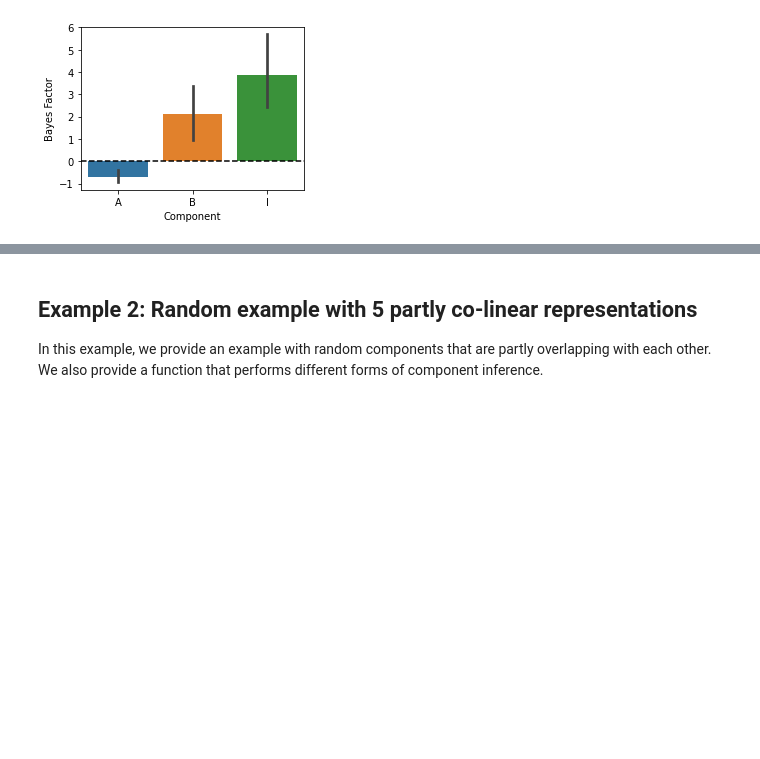
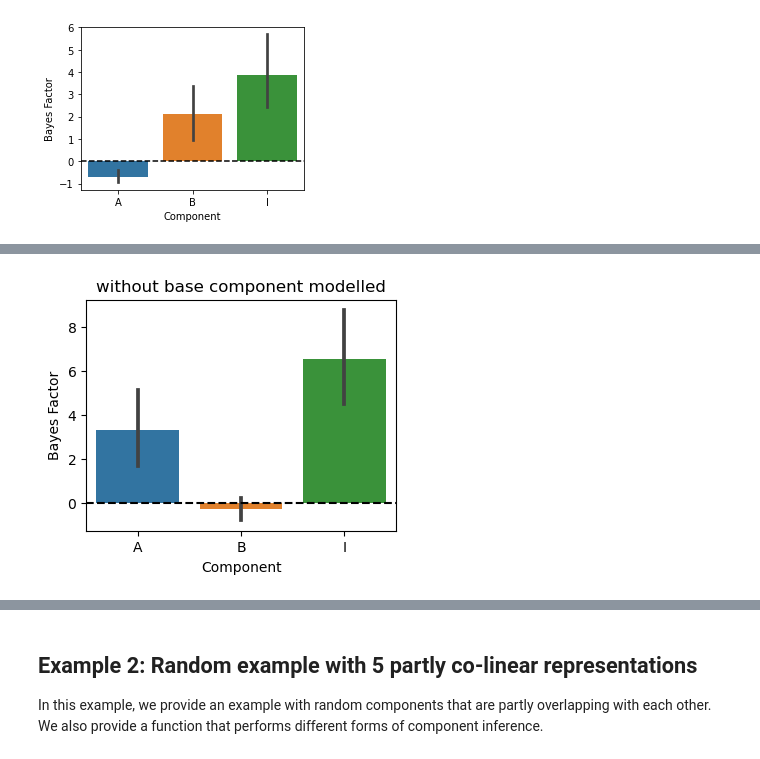
Before and after one commit to DiedrichsenLab/PcmPy, a Jupyter notebook: docs/demos/demo_modelfamily.ipynb, the cells around one changed output, grey strips where cells are left out. Cells and saved outputs as stored; diff of their text form; code cells hidden in the pictures; blank space fills up the shorter version.

Commit message:
added base component example in demo

```diff
--- a/docs/demos/demo_modelfamily.ipynb
+++ b/docs/demos/demo_modelfamily.ipynb
@@ -105,0 +112,27 @@ pcm.vis.plot_component(c_bf,type='bf')
+# %%
+basecomp = np.zeros((1,6,6))
+basecomp[0] = np.block([[np.ones((3,3)),np.zeros((3,3))],[np.zeros((3,3)),np.ones((3,3))]])
+
+trueModel = pcm.ComponentModel('A+B+I+basecomponent',np.r_[Gc,basecomp])
+
+
+# Now generate 20 data set from the full model
+[cond_vec,part_vec]=pcm.sim.make_design(6,8)
+D = pcm.sim.make_dataset(trueModel,np.array([-np.inf,-np.inf,0,0]),
+        signal=0.1,
+        n_sim = 20,
+        n_channel=20,part_vec=part_vec,
+        cond_vec=cond_vec)
+
+
+MF=pcm.model.ModelFamily(Gc,comp_names=['A','B','I'])
+# Fit the data and display the relative likelihood.
+T,theta=pcm.fit_model_individ(D,MF,verbose=False,fixed_effect='block',fit_scale=False)
+
+# Component Bayes Factor
+plt.figure(figsize=(4,3))
+plt.title('without base component modelled')
+c_bf = MF.component_bayesfactor(T.likelihood,method='AIC',format='DataFrame')
+pcm.vis.plot_component(c_bf,type='bf')
+# %% [output]
+[figure, added]
```
Also changed, not shown: parts of 3 cells of this notebook.
